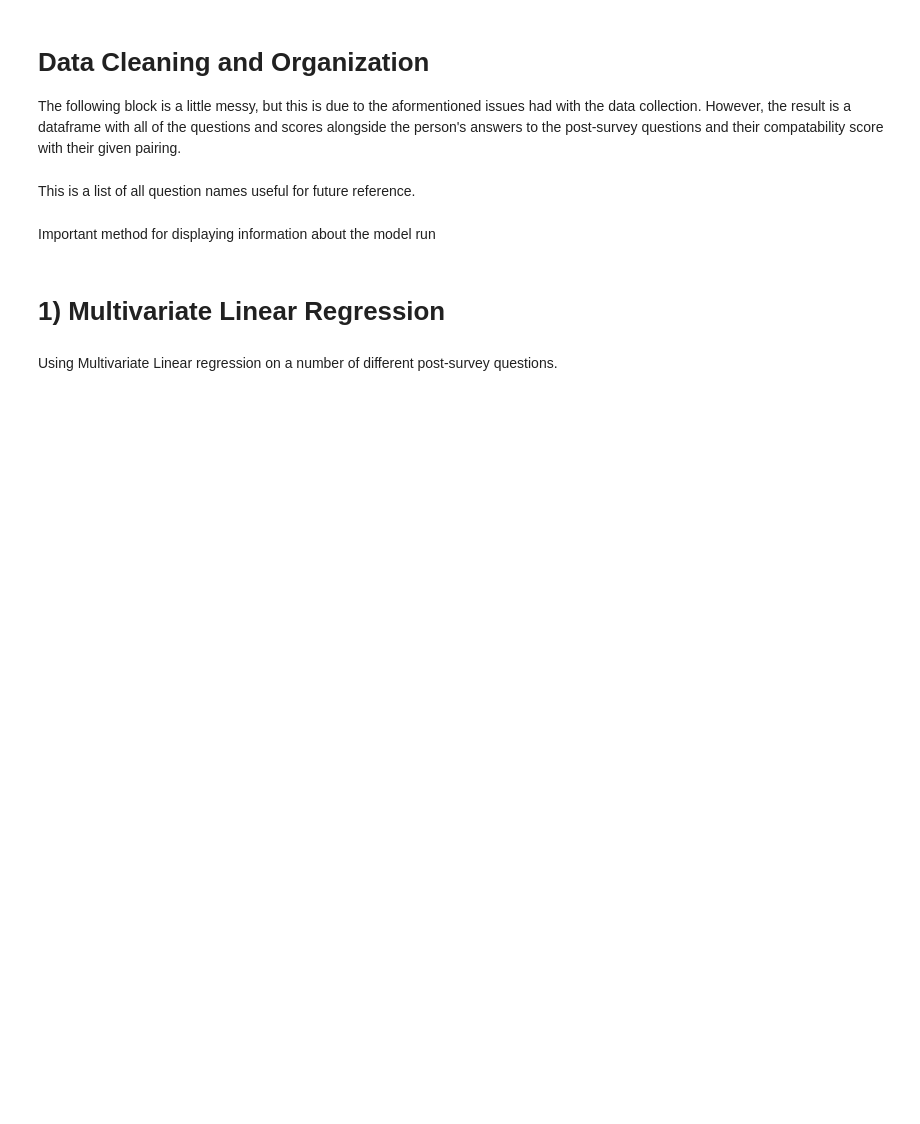
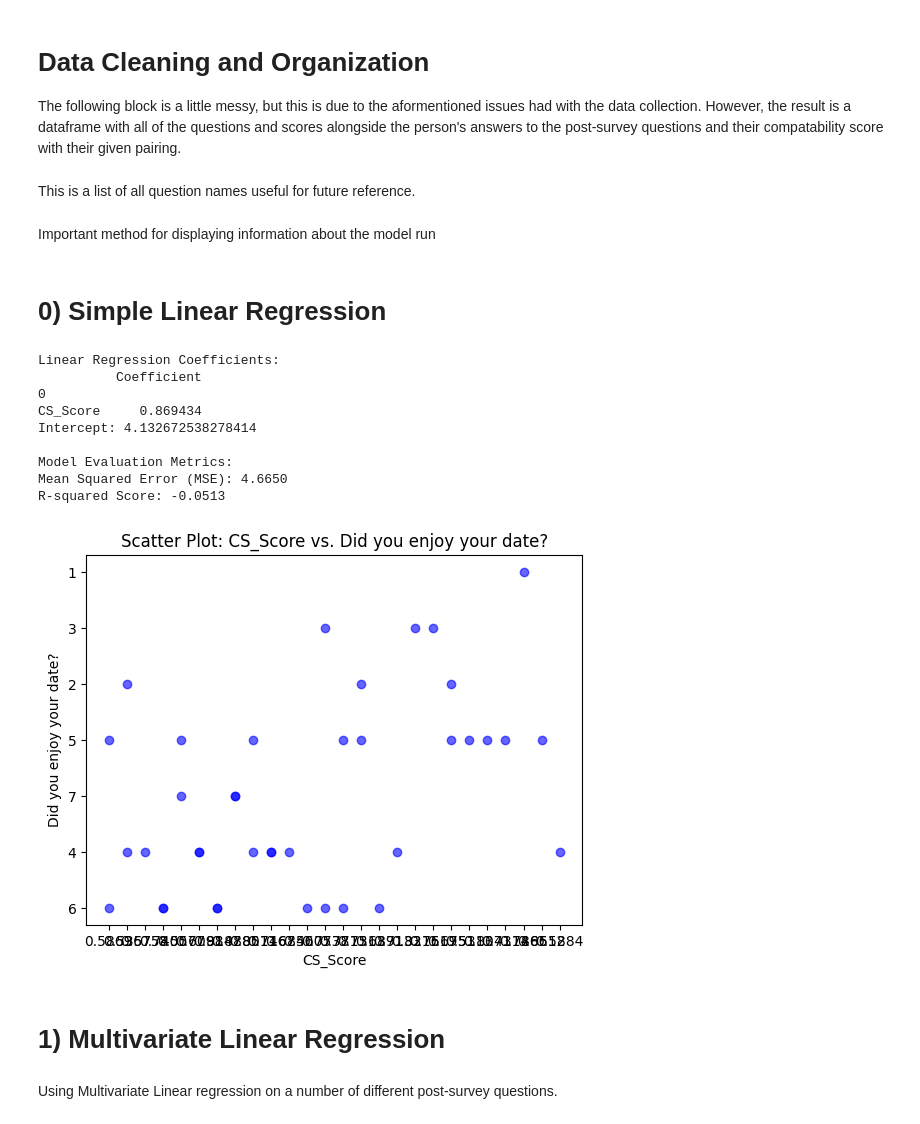
Before and after one commit to treyhibbard/Blind-Dating, a Jupyter notebook: DatingAnalysis.ipynb, the cells around one changed output. Cells and saved outputs as stored; diff of their text form; code cells hidden in the pictures; blank space fills up the shorter version.

```diff
--- a/DatingAnalysis.ipynb
+++ b/DatingAnalysis.ipynb
@@ -263,6 +269,59 @@ def featureSelection(sfs):
         weight = selected_coefficients.loc[q, 'Coefficient']
         name = qNames[q]  # e.g., qNames = {'Q1': 'Is outgoing', ...}
         print(f"{q:<4} {weight:>8.3f}   {name}")
+# %% [markdown]
+# 0) Simple Linear Regression
+# %%
+# Make a copy and include both needed columns
+df2 = df[['CS_Score', 'Did you enjoy your date?']].dropna()
+
+# Now both X and y can be taken from df2 safely
+Xr = df2[['CS_Score']]
+y = df2['Did you enjoy your date?'].astype(float)
+
+X_train, X_test, y_train, y_test = train_test_split(Xr, y, test_size=0.2, random_state=42)
+model = LinearRegression()
+model.fit(X_train, y_train)
+y_pred = model.predict(X_test)
+
+coefficients = pd.DataFrame(model.coef_, Xr.columns, columns=['Coefficient'])
+print("\nLinear Regression Coefficients:")
+print(coefficients)
+intercept = model.intercept_
+print(f"Intercept: {intercept}")
+
+
+# Evaluate model performance
+mse = mean_squared_error(y_test, y_pred)
+r2 = r2_score(y_test, y_pred)
+
+# Print metrics
+print(f"\nModel Evaluation Metrics:")
+print(f"Mean Squared Error (MSE): {mse:.4f}")
+print(f"R-squared Score: {r2:.4f}")
+
+
+# Simple scatter plot of CS_Score vs. 'Did you enjoy your date?'
+plt.scatter(df2['CS_Score'], df2['Did you enjoy your date?'], color='blue', alpha=0.6)
+
+# Labels and title
+plt.xlabel('CS_Score')
+plt.ylabel('Did you enjoy your date?')
+plt.title('Scatter Plot: CS_Score vs. Did you enjoy your date?')
+
+# Show the plot
+plt.show()
+# %% [output]
+Linear Regression Coefficients:
+          Coefficient
+0
+CS_Score     0.869434
+Intercept: 4.132672538278414
+
+Model Evaluation Metrics:
+Mean Squared Error (MSE): 4.6650
+R-squared Score: -0.0513
+[figure, added]
 # %% [markdown]
 # 1) Multivariate Linear Regression
 # %% [markdown]
```
Also changed, not shown: parts of 60 cells of this notebook.
